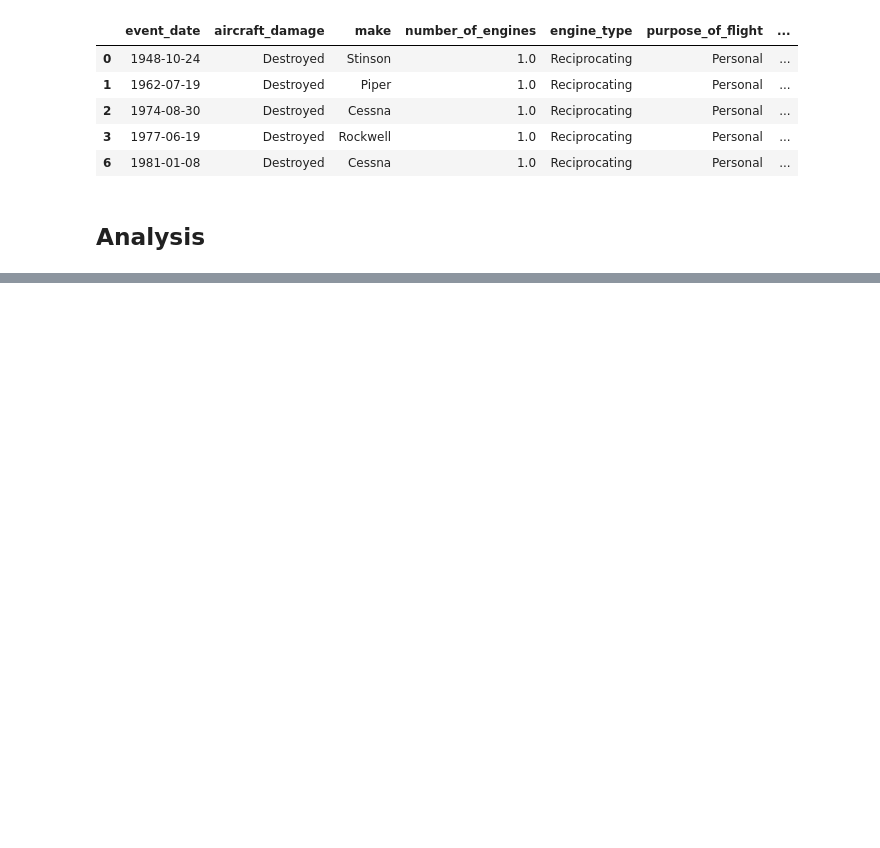
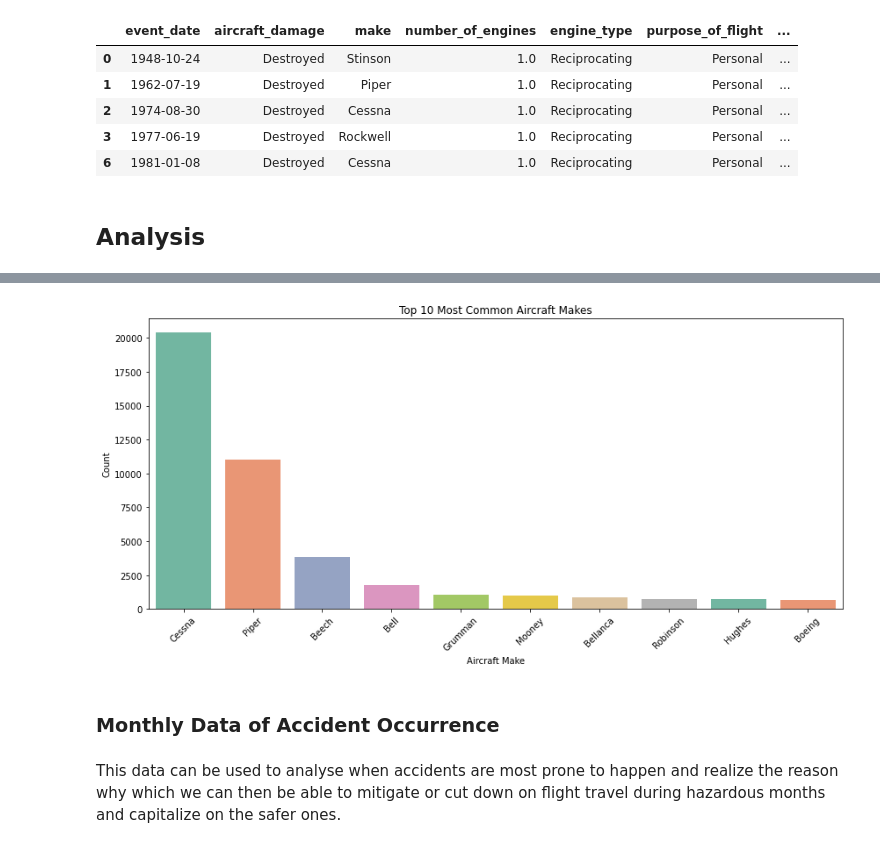
Before and after one commit to CWanderi/Clement_Project_Phase_1, a Jupyter notebook: aviation_company_risk_analysis.ipynb, the cells around one changed output, grey strips where cells are left out. Drawn from its saved outputs; the diff is of its cells as text; code cells hidden in the pictures; blank space fills up the shorter version.

```diff
--- a/aviation_company_risk_analysis.ipynb
+++ b/aviation_company_risk_analysis.ipynb
@@ -267,0 +293,5 @@ df_filtered.to_csv('./data/cleaned_aviation_data_df.csv')
+# %%
+# Find the most common makes in the dataset
+most_common_makes = df_filtered['make'].value_counts().head(10)
+
+print(most_common_makes)
@@ -267,0 +310,16 @@ df_filtered.to_csv('./data/cleaned_aviation_data_df.csv')
+# %%
+# Plotting a histogram for the 10 most common makes
+plt.figure(figsize=(12, 6))
+sns.barplot(x=most_common_makes.index, y=most_common_makes.values, palette='Set2')
+plt.title('Top 10 Most Common Aircraft Makes')
+plt.xlabel('Aircraft Make')
+plt.ylabel('Count')
+plt.xticks(rotation=45)
+plt.tight_layout()
+plt.show()
+# %% [output]
+[figure, added]
+# %% [markdown]
+### Monthly Data of Accident Occurrence
+# %% [markdown]
+This data can be used to analyse when accidents are most prone to happen and realize the reason why which we can then be able to mitigate or cut down on flight travel during hazardous months and capitalize on the safer ones.
```
Also changed, not shown: parts of 10 cells of this notebook.
